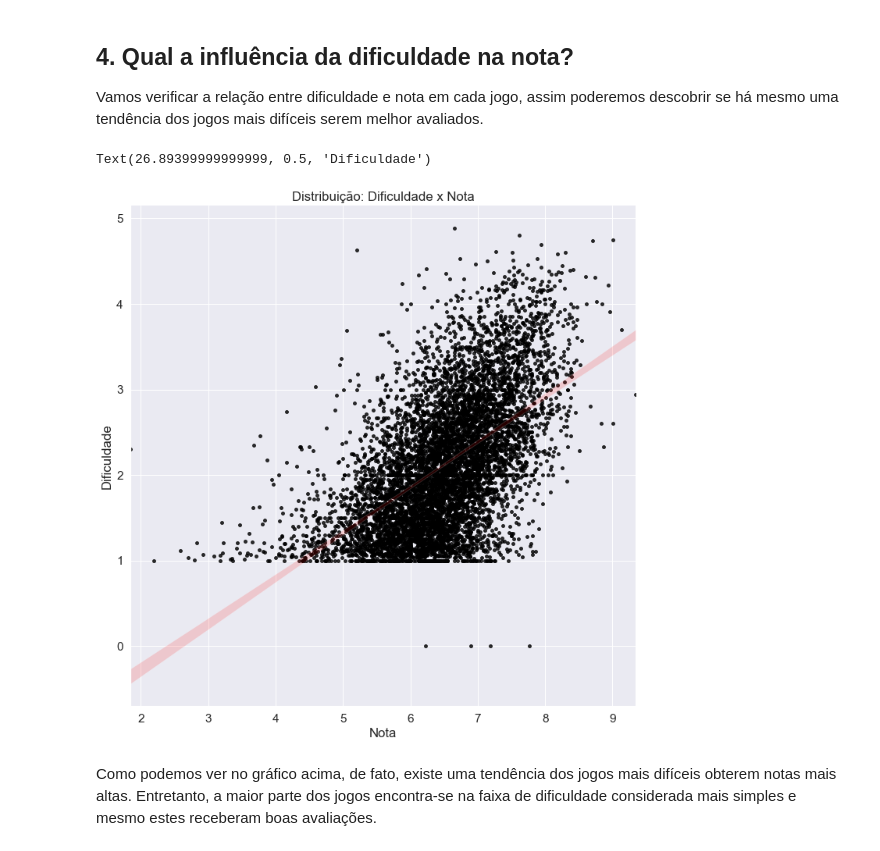
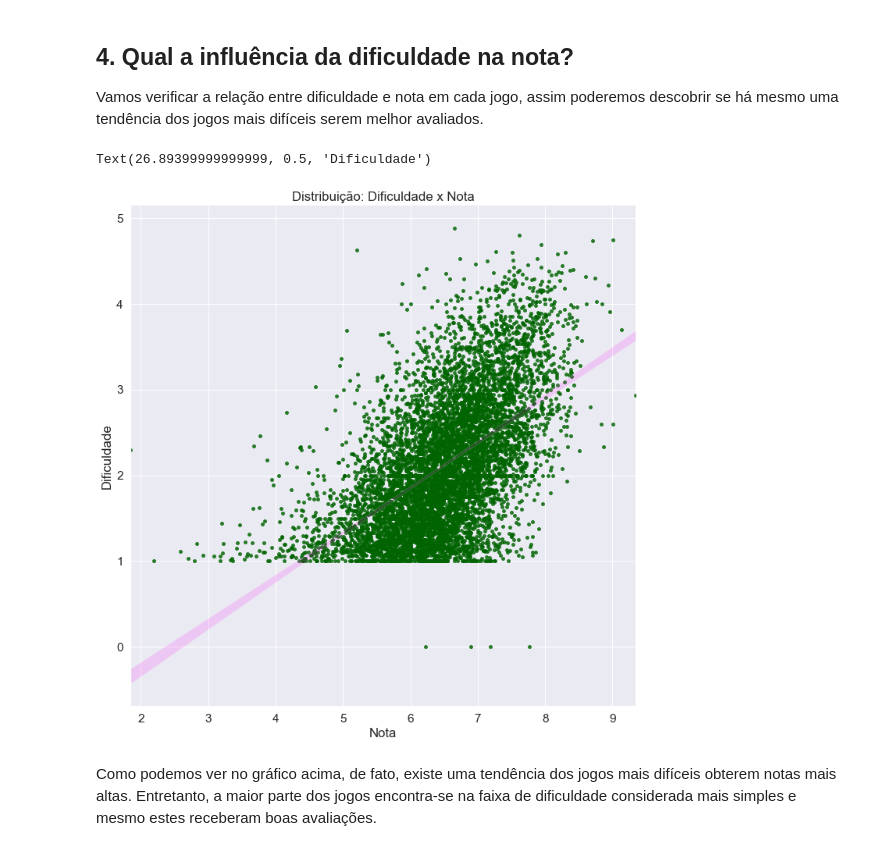
Before and after one commit to romulofff/BoardGameGeekAnalysis, a Jupyter notebook: boardgames.ipynb, the cells around one changed output. Saved outputs shown, nothing was run; the diff lists cells and outputs as text; code cells hidden in the pictures.

```diff
--- a/boardgames.ipynb
+++ b/boardgames.ipynb
@@ -238,17 +238,17 @@ Vamos verificar a relação entre dificuldade e nota em cada jogo, assim poderem
 # %%
 averagexweight = usersrated_100[['details.name', 'stats.averageweight', 'stats.average']]
 averagexweight = averagexweight.sort_values('stats.averageweight', ascending=False)
 
 sn.set(font_scale=1.4)
 sn.lmplot('stats.average', 'stats.averageweight', averagexweight,
-               scatter_kws={"s": 15, 'color':'black'}, line_kws={'color': 'red'}, height=10)
+               scatter_kws={"s": 15, 'color':'darkgreen'}, line_kws={'color': 'magenta'}, height=10)
 # \n
 plt.title('Distribuição: Dificuldade x Nota')
 plt.xlabel('Nota')
 plt.ylabel('Dificuldade')
 # %% [output]
 Text(26.89399999999999, 0.5, 'Dificuldade')
-[figure, old version]
+[figure, new version]
 # %% [markdown]
 Como podemos ver no gráfico acima, de fato, existe uma tendência dos jogos mais difíceis obterem notas mais altas. Entretanto, a maior parte dos jogos encontra-se na faixa de dificuldade considerada mais simples e mesmo estes receberam boas avaliações.
 # %% [markdown]
```
Also changed, not shown: parts of 3 cells of this notebook, 1 other file.
